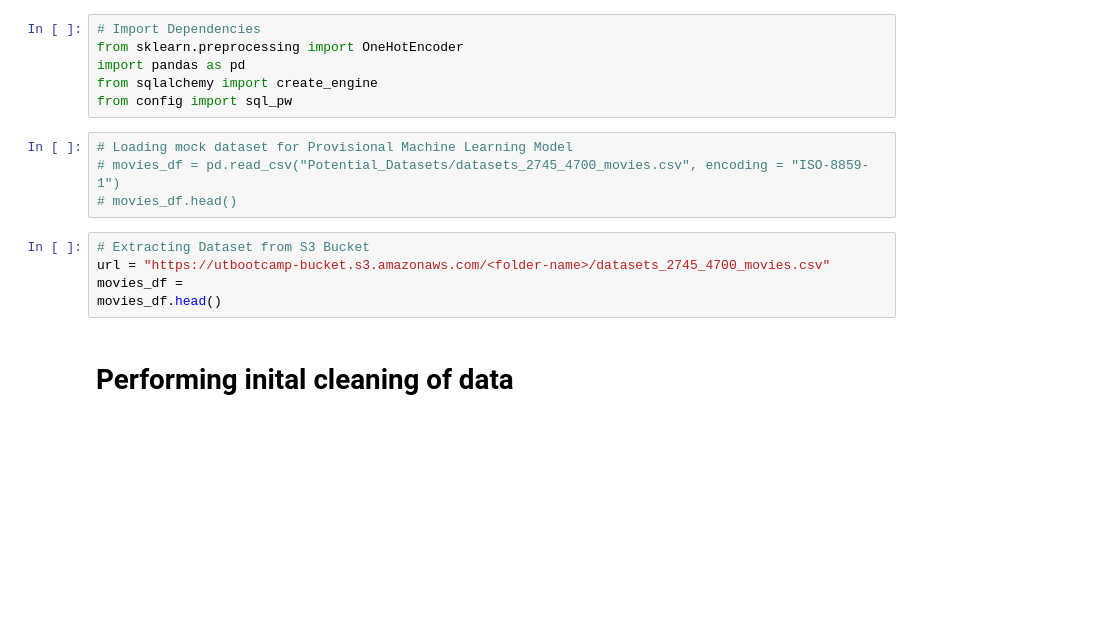
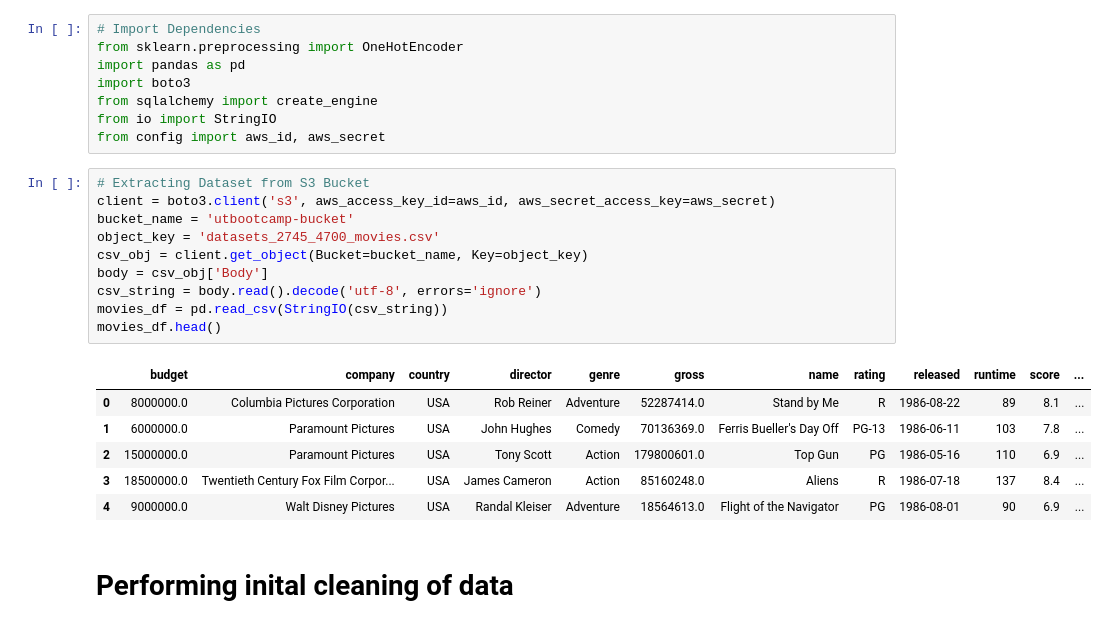
Before and after one commit to Daniel-Schroeder15/Movies_project, a Jupyter notebook: Cleaning_Movie_Data.ipynb, the cells around one changed output. Saved outputs shown, nothing was run; the diff lists cells and outputs as text; blank space fills up the shorter version.

```diff
--- a/Cleaning_Movie_Data.ipynb
+++ b/Cleaning_Movie_Data.ipynb
@@ -2,17 +2,27 @@
 # Import Dependencies
 from sklearn.preprocessing import OneHotEncoder
 import pandas as pd
+import boto3
 from sqlalchemy import create_engine
-from config import sql_pw
+from io import StringIO
+from config import aws_id, aws_secret
-# %%
-# Loading mock dataset for Provisional Machine Learning Model
-# movies_df = pd.read_csv("Potential_Datasets/datasets_2745_4700_movies.csv", encoding = "ISO-8859-1")
-# movies_df.head()
-# %%
-# Extracting Dataset from S3 Bucket
-url = "https://utbootcamp-bucket.s3.amazonaws.com/<folder-name>/datasets_2745_4700_movies.csv"
-movies_df =
-movies_df.head()
+# %%
+# Extracting Dataset from S3 Bucket
+client = boto3.client('s3', aws_access_key_id=aws_id, aws_secret_access_key=aws_secret)
+bucket_name = 'utbootcamp-bucket'
+object_key = 'datasets_2745_4700_movies.csv'
+csv_obj = client.get_object(Bucket=bucket_name, Key=object_key)
+body = csv_obj['Body']
+csv_string = body.read().decode('utf-8', errors='ignore')
+movies_df = pd.read_csv(StringIO(csv_string))
+movies_df.head()
+# %% [output]
+|  | budget | company | country | director | genre | gross | name | rating | released | runtime | score | ... |
+| 0 | 8000000.0 | Columbia Pictures Corporation | USA | Rob Reiner | Adventure | 52287414.0 | Stand by Me | R | 1986-08-22 | 89 | 8.1 | ... |
+| 1 | 6000000.0 | Paramount Pictures | USA | John Hughes | Comedy | 70136369.0 | Ferris Bueller's Day Off | PG-13 | 1986-06-11 | 103 | 7.8 | ... |
+| 2 | 15000000.0 | Paramount Pictures | USA | Tony Scott | Action | 179800601.0 | Top Gun | PG | 1986-05-16 | 110 | 6.9 | ... |
+| 3 | 18500000.0 | Twentieth Century Fox Film Corpor... | USA | James Cameron | Action | 85160248.0 | Aliens | R | 1986-07-18 | 137 | 8.4 | ... |
+| 4 | 9000000.0 | Walt Disney Pictures | USA | Randal Kleiser | Adventure | 18564613.0 | Flight of the Navigator | PG | 1986-08-01 | 90 | 6.9 | ... |
 # %% [markdown]
 # Performing inital cleaning of data
 # %%
```
Also changed, not shown: parts of 6 cells of this notebook, 1 other file.
